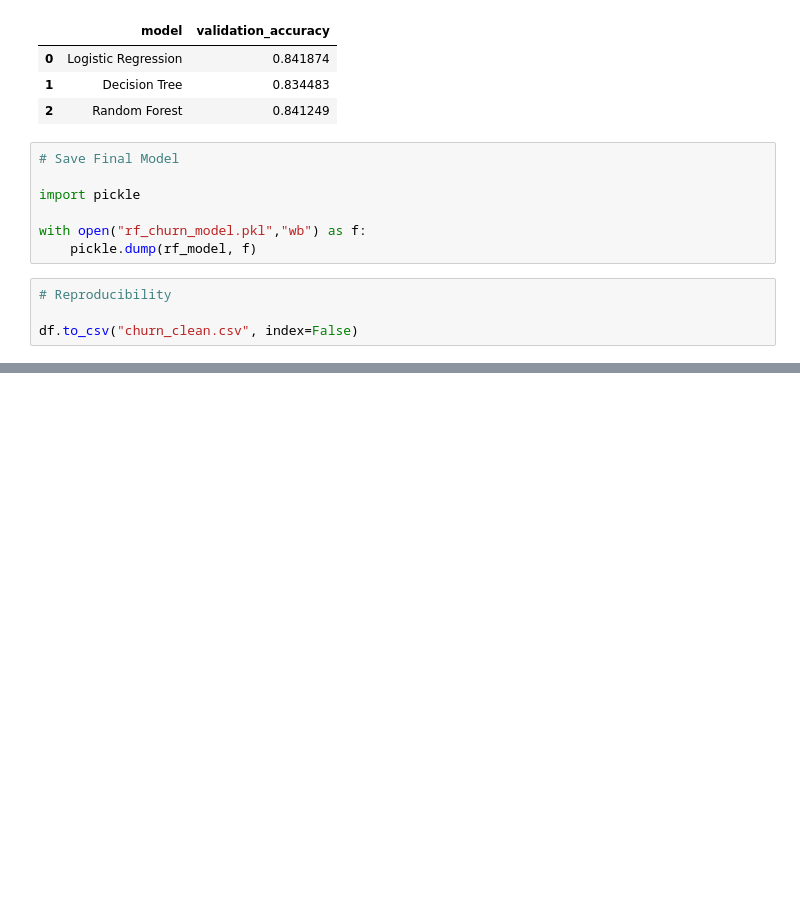
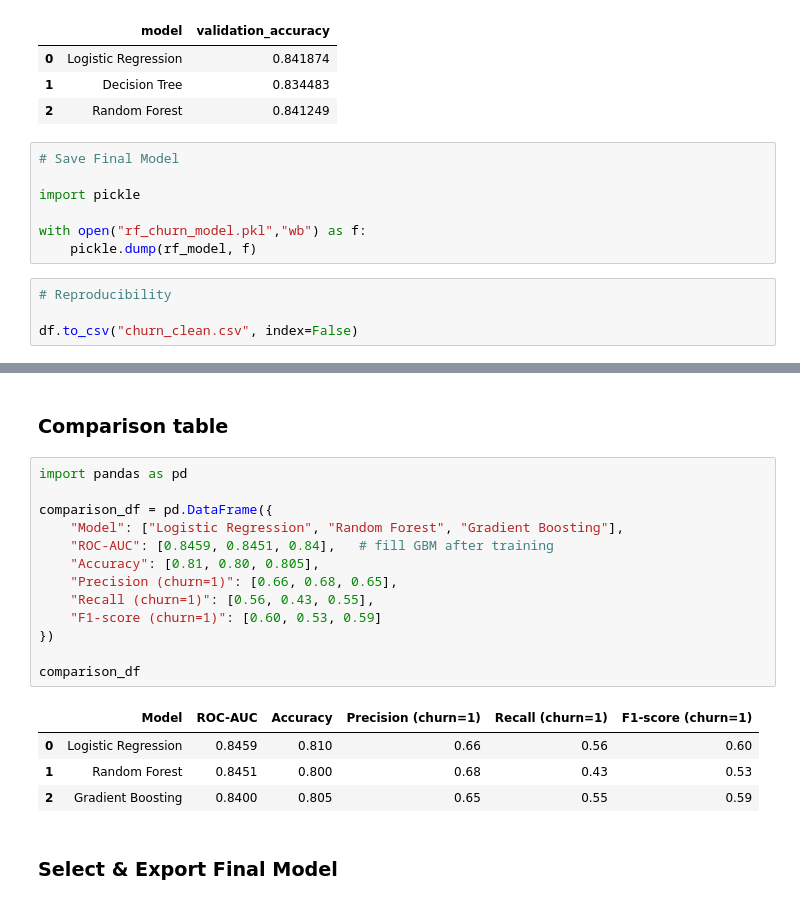
Before and after one commit to FunmilayoEsther/customer-churn-project, a Jupyter notebook: notebook.ipynb, the cells around one changed output, grey strips where cells are left out. Saved outputs shown, nothing was run; the diff lists cells and outputs as text; blank space fills up the shorter version.

Commit message:
parameter tuning, best model selection and train.py file

```diff
--- a/notebook.ipynb
+++ b/notebook.ipynb
@@ -343,0 +416,22 @@ df.to_csv("churn_clean.csv", index=False)
+# %% [markdown]
+### Comparison table
+# %%
+import pandas as pd
+
+comparison_df = pd.DataFrame({
+    "Model": ["Logistic Regression", "Random Forest", "Gradient Boosting"],
+    "ROC-AUC": [0.8459, 0.8451, 0.84],   # fill GBM after training
+    "Accuracy": [0.81, 0.80, 0.805],
+    "Precision (churn=1)": [0.66, 0.68, 0.65],
+    "Recall (churn=1)": [0.56, 0.43, 0.55],
+    "F1-score (churn=1)": [0.60, 0.53, 0.59]
+})
+
+comparison_df
+# %% [output]
+|  | Model | ROC-AUC | Accuracy | Precision (churn=1) | Recall (churn=1) | F1-score (churn=1) |
+| 0 | Logistic Regression | 0.8459 | 0.810 | 0.66 | 0.56 | 0.60 |
+| 1 | Random Forest | 0.8451 | 0.800 | 0.68 | 0.43 | 0.53 |
+| 2 | Gradient Boosting | 0.8400 | 0.805 | 0.65 | 0.55 | 0.59 |
+# %% [markdown]
+### Select & Export Final Model
```
Also changed, not shown: parts of 6 cells of this notebook, 2 other files.
